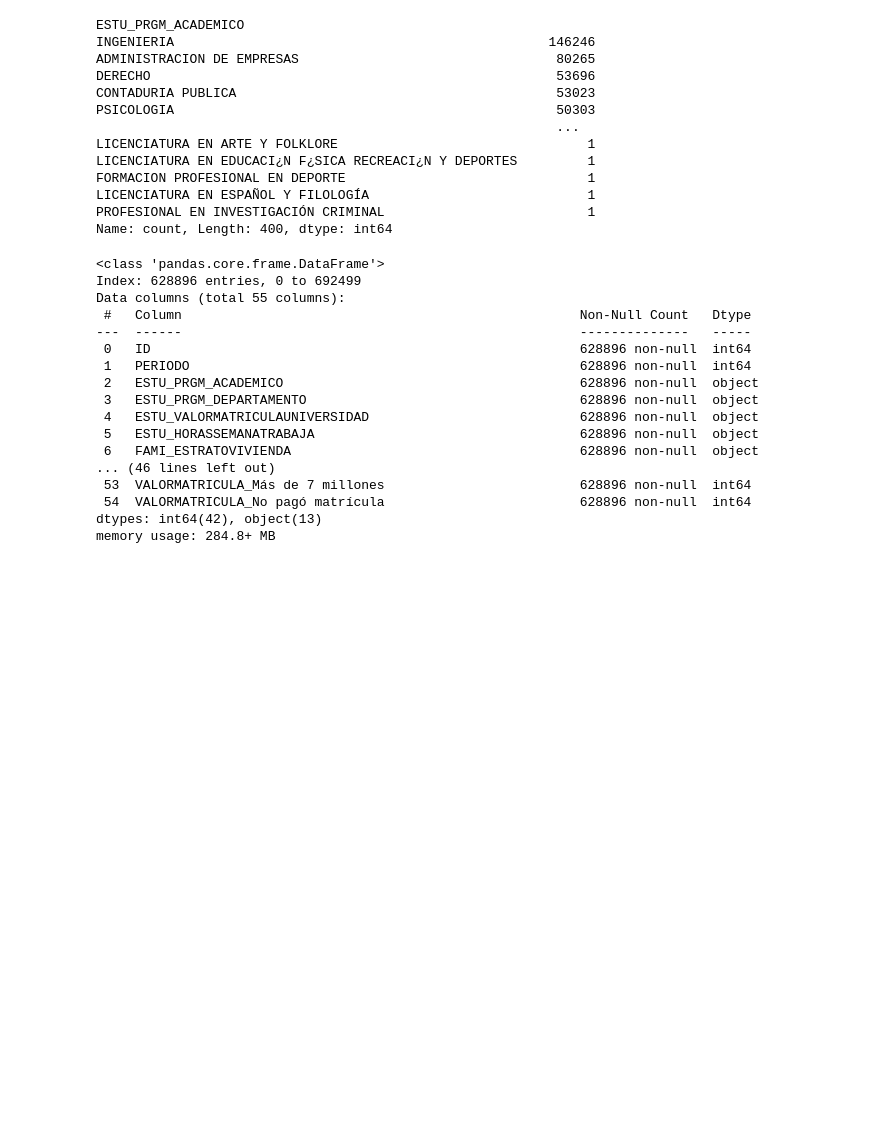
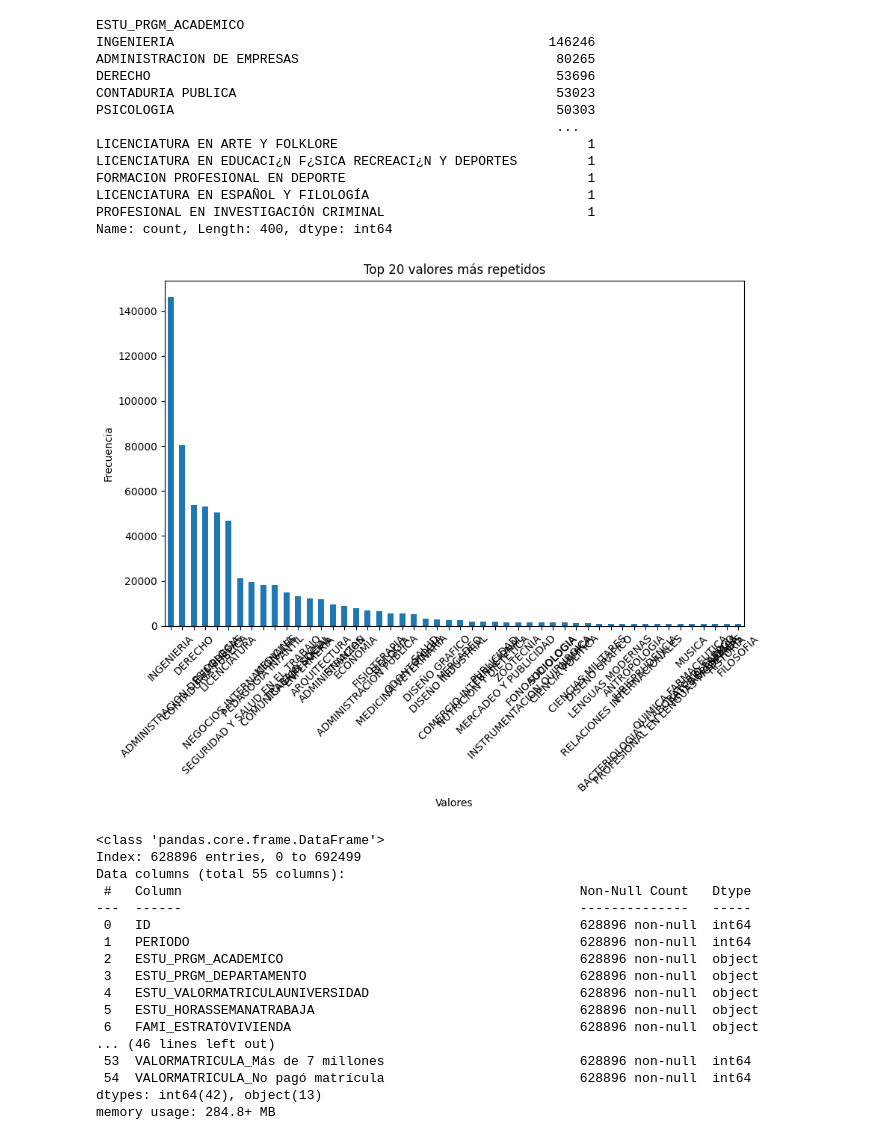
Before and after one commit to cristianpenagos/IAUdeA, a Jupyter notebook: 02-preprocesado.ipynb, the cells around one changed output. Saved outputs shown, nothing was run; the diff lists cells and outputs as text; code cells hidden in the pictures; blank space fills up the shorter version.

```diff
--- a/02-preprocesado.ipynb
+++ b/02-preprocesado.ipynb
@@ -1158,6 +1158,21 @@ FORMACION PROFESIONAL EN DEPORTE                               1
 LICENCIATURA EN ESPAÑOL Y FILOLOGÍA                            1
 PROFESIONAL EN INVESTIGACIÓN CRIMINAL                          1
 Name: count, Length: 400, dtype: int64
+# %%
+valueCounts = datos["ESTU_PRGM_ACADEMICO"].value_counts()
+
+top20 = valueCounts.head(50)
+
+# Graficar los resultados
+plt.figure(figsize=(10, 6))
+top20.plot(kind='bar')
+plt.title('Top 20 valores más repetidos')
+plt.xlabel('Valores')
+plt.ylabel('Frecuencia')
+plt.xticks(rotation=45)
+plt.show()
+# %% [output]
+[figure, added]
 # %%
 #Hacemos una limpieza de los camps que se encuentran vacios
 
```
